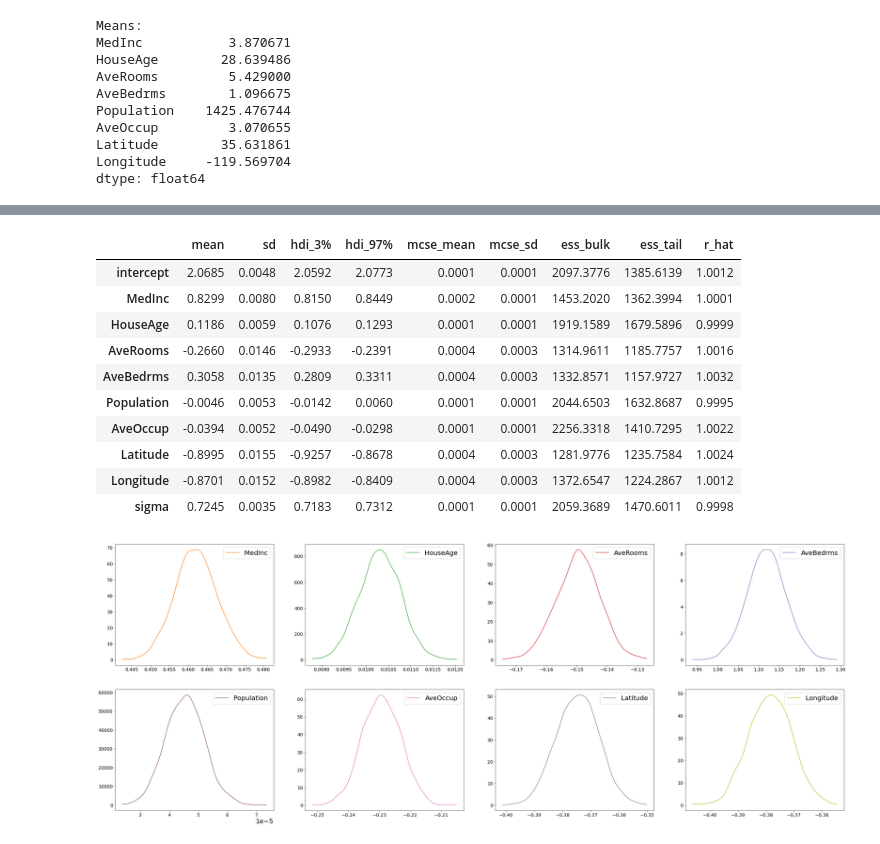
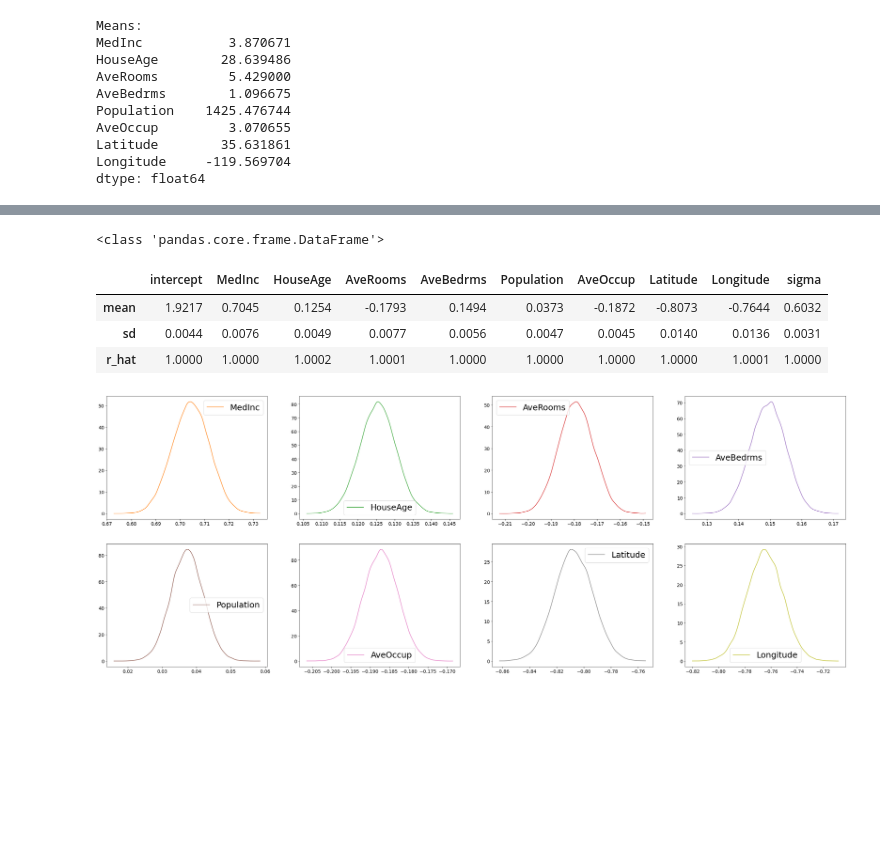
Before and after one commit to lucy-randewich/ML_coursework, a Jupyter notebook: 3-Bayesian-linear-regression.ipynb, the cells around one changed output, grey strips where cells are left out. Drawn from its saved outputs; the diff is of its cells as text; code cells hidden in the pictures; blank space fills up the shorter version.

```diff
--- a/3-Bayesian-linear-regression.ipynb
+++ b/3-Bayesian-linear-regression.ipynb
@@ -12,15 +12,14 @@ import pymc3 as pm
 import arviz as az
 from model_utils import preprocess_housing
 from sklearn.preprocessing import StandardScaler
-plt.rcParams.update({'font.size': 20})
 # %%
 # Load California housing dataset
 
 california_housing = fetch_california_housing(as_frame=True)
-x = california_housing.data
-print(x.shape)
-y = california_housing.target
-print(y.shape)
+x_data = california_housing.data
+print(x_data.shape)
+y_data = california_housing.target
+print(y_data.shape)
 # %% [output]
 (20640, 8)
 (20640,)
@@ -57,0 +40,6 @@ Removed 670 skewed rows
+# %%
+# Preprocess datapoints
+
+x, y = preprocess_housing(x_data,y_data)
+print(x.shape)
+print(y.shape)
@@ -70,7 +66,7 @@ plt.show()
 # %%
 # Run PyMC algorithm to get posterior distributions for each feature
 
-num_samples = 1000
+num_samples = x.shape[0]
 model = pm.Model()
 
 with model:
@@ -103,15 +97 @@ input_d = pickle.load(open('sampler_inference.pkl', 'rb'))
-# %%
-az.summary(idata, round_to=4)
-# %% [output]
-|  | mean | sd | hdi_3% | hdi_97% | mcse_mean | mcse_sd | ess_bulk | ess_tail | r_hat |
-| intercept | 2.0685 | 0.0048 | 2.0592 | 2.0773 | 0.0001 | 0.0001 | 2097.3776 | 1385.6139 | 1.0012 |
-| MedInc | 0.8299 | 0.0080 | 0.8150 | 0.8449 | 0.0002 | 0.0001 | 1453.2020 | 1362.3994 | 1.0001 |
-| HouseAge | 0.1186 | 0.0059 | 0.1076 | 0.1293 | 0.0001 | 0.0001 | 1919.1589 | 1679.5896 | 0.9999 |
-| AveRooms | -0.2660 | 0.0146 | -0.2933 | -0.2391 | 0.0004 | 0.0003 | 1314.9611 | 1185.7757 | 1.0016 |
-| AveBedrms | 0.3058 | 0.0135 | 0.2809 | 0.3311 | 0.0004 | 0.0003 | 1332.8571 | 1157.9727 | 1.0032 |
-| Population | -0.0046 | 0.0053 | -0.0142 | 0.0060 | 0.0001 | 0.0001 | 2044.6503 | 1632.8687 | 0.9995 |
-| AveOccup | -0.0394 | 0.0052 | -0.0490 | -0.0298 | 0.0001 | 0.0001 | 2256.3318 | 1410.7295 | 1.0022 |
-| Latitude | -0.8995 | 0.0155 | -0.9257 | -0.8678 | 0.0004 | 0.0003 | 1281.9776 | 1235.7584 | 1.0024 |
-| Longitude | -0.8701 | 0.0152 | -0.8982 | -0.8409 | 0.0004 | 0.0003 | 1372.6547 | 1224.2867 | 1.0012 |
-| sigma | 0.7245 | 0.0035 | 0.7183 | 0.7312 | 0.0001 | 0.0001 | 2059.3689 | 1470.6011 | 0.9998 |
 # %%
@@ -127,22 +107,38 @@ posteriors = pickle.load(open('posteriors.pkl', 'rb'))
+# %%
+# Extract mean, sd, and r_hat from summary
+
+summary = az.summary(idata, round_to=4)
+# %% [output]
+<class 'pandas.core.frame.DataFrame'>
+# %%
+summary[['mean', 'sd', 'r_hat']].T
+# %% [output]
+|  | intercept | MedInc | HouseAge | AveRooms | AveBedrms | Population | AveOccup | Latitude | Longitude | sigma |
+| mean | 1.9217 | 0.7045 | 0.1254 | -0.1793 | 0.1494 | 0.0373 | -0.1872 | -0.8073 | -0.7644 | 0.6032 |
+| sd | 0.0044 | 0.0076 | 0.0049 | 0.0077 | 0.0056 | 0.0047 | 0.0045 | 0.0140 | 0.0136 | 0.0031 |
+| r_hat | 1.0000 | 1.0000 | 1.0002 | 1.0001 | 1.0000 | 1.0000 | 1.0000 | 1.0000 | 1.0001 | 1.0000 |
 # %%
 # Plot each posterior distribution
+
+pm_data = az.from_pymc3(idata)
+posteriors = pm_data.posterior
 
 features = ["MedInc" ,"HouseAge", "AveRooms", "AveBedrms", "Population", "AveOccup", "Latitude", "Longitude"]
 posterior_names = ['w0', 'w1', 'w2', 'w3', 'w4', 'w5', 'w6', 'w7', 'w8']
 
 _, ax = plt.subplots(2, 4, figsize=(40, 15))
-az.plot_dist(posteriors['w1'], color="C1", label="MedInc", ax=ax[0][0])
-az.plot_dist(posteriors['w2'], color="C2", label="HouseAge", ax=ax[0][1])
-az.plot_dist(posteriors['w3'], color="C3", label="AveRooms", ax=ax[0][2])
-az.plot_dist(posteriors['w4'], color="C4", label="AveBedrms", ax=ax[0][3])
-az.plot_dist(posteriors['w5'], color="C5", label="Population", ax=ax[1][0])
-az.plot_dist(posteriors['w6'], color="C6", label="AveOccup", ax=ax[1][1])
-az.plot_dist(posteriors['w7'], color="C7", label="Latitude", ax=ax[1][2])
-az.plot_dist(posteriors['w8'], color="C8", label="Longitude", ax=ax[1][3])
-
+az.plot_dist(posteriors['MedInc'], color="C1", label="MedInc", ax=ax[0][0])
+az.plot_dist(posteriors['HouseAge'], color="C2", label="HouseAge", ax=ax[0][1])
+az.plot_dist(posteriors['AveRooms'], color="C3", label="AveRooms", ax=ax[0][2])
+az.plot_dist(posteriors['AveBedrms'], color="C4", label="AveBedrms", ax=ax[0][3])
+az.plot_dist(posteriors['Population'], color="C5", label="Population", ax=ax[1][0])
+az.plot_dist(posteriors['AveOccup'], color="C6", label="AveOccup", ax=ax[1][1])
+az.plot_dist(posteriors['Latitude'], color="C7", label="Latitude", ax=ax[1][2])
+az.plot_dist(posteriors['Longitude'], color="C8", label="Longitude", ax=ax[1][3])
+plt.rcParams.update({'font.size': 25})
 plt.show()
 # %% [output]
-[figure, old version]
+[figure, new version]
 # %%
 with model:
     ppc = pm.sample_posterior_predictive(
```
Also changed, not shown: parts of 14 cells of this notebook, 4 other files.
